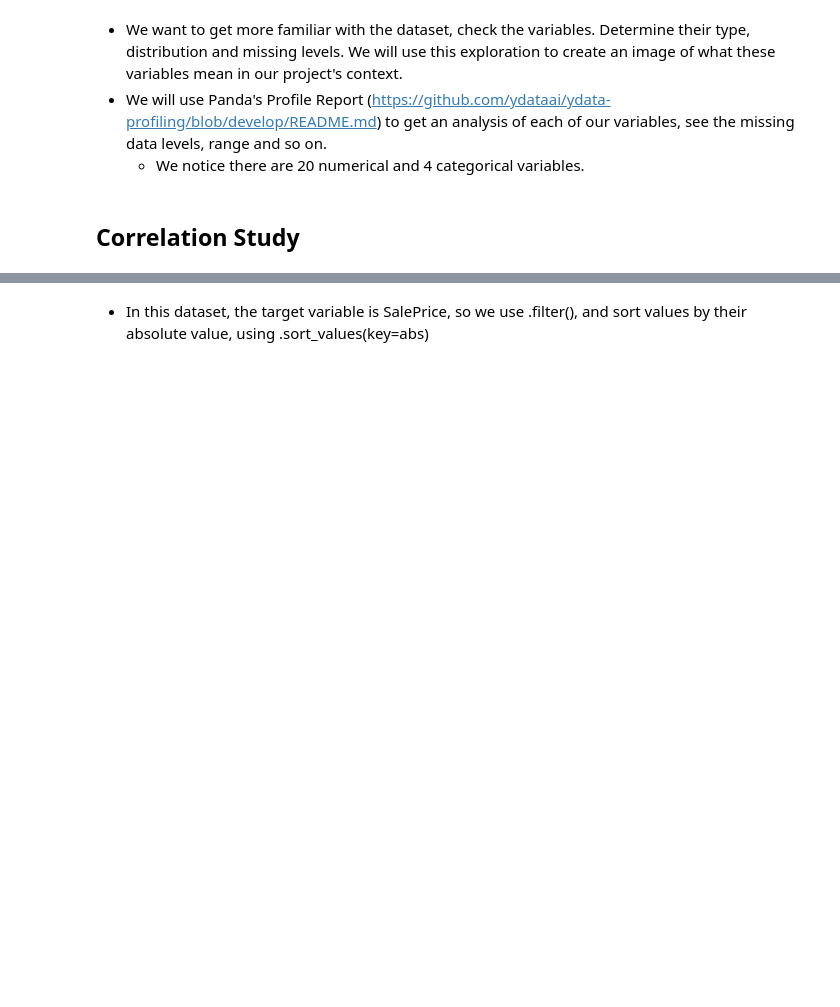
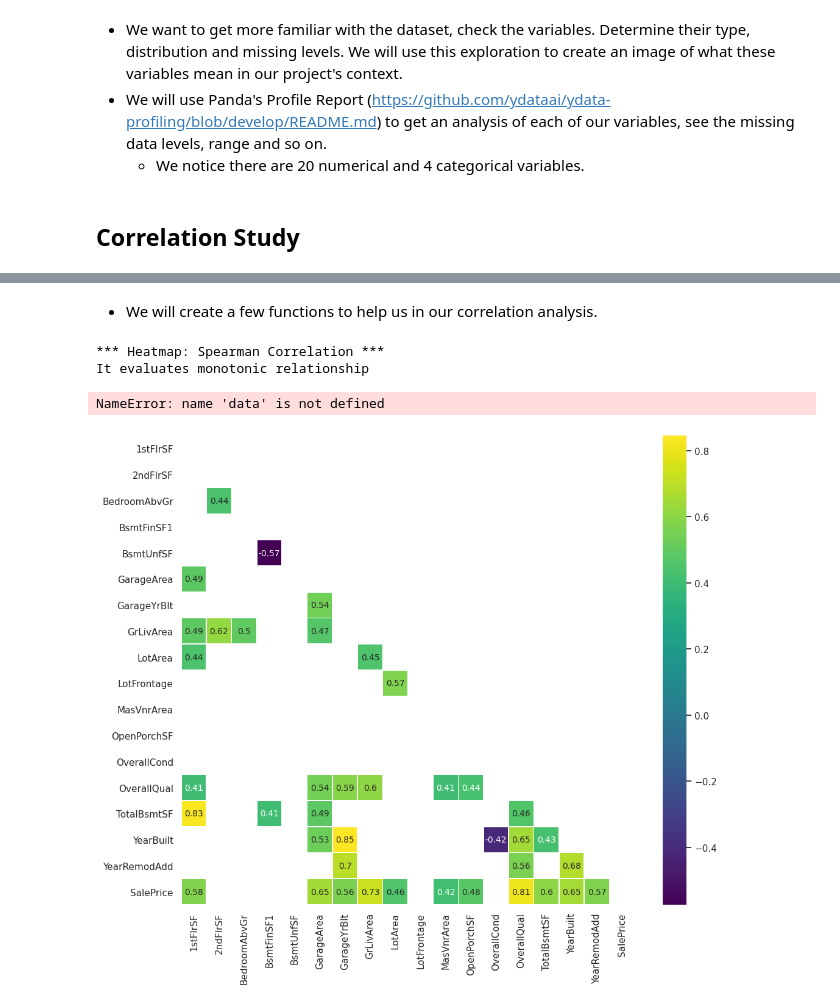
Before and after one commit to Corentin-Vidick/P5-heritage-housing-issues, a Jupyter notebook: jupyter_notebooks/03 - Sales Price Study Trial.ipynb, the cells around one changed output, grey strips where cells are left out. Drawn from its saved outputs; the diff is of its cells as text; code cells hidden in the pictures; blank space fills up the shorter version.

Commit message:
Feat: Sales price study notebook - correlation study

```diff
--- a/jupyter_notebooks/03 - Sales Price Study Trial.ipynb
+++ b/jupyter_notebooks/03 - Sales Price Study Trial.ipynb
@@ -57,5 +57,5 @@ current_dir
 * View the data in the df_prices variable
 # %%
 import pandas as pd
-df_prices = (pd.read_csv("outputs/datasets/collection/HousePricesData.csv"))
+df_prices = (pd.read_csv("outputs/datasets/cleaned/HousePricesCleaned.csv"))
 df_prices.head(5)
@@ -82,2 +98,2 @@ df_ohe.head(3)
-# %% [markdown]
-* In this dataset, the target variable is SalePrice, so we use .filter(), and sort values by their absolute value, using .sort_values(key=abs)
+# %% [markdown]
+* We will create a few functions to help us in our correlation analysis.
@@ -83,0 +148,12 @@ df_ohe.head(3)
+# %%
+df_corr_pearson, df_corr_spearman = calculate_correlation(df_prices)
+# %%
+display_correlation(df_corr_pearson = df_corr_pearson,
+                  df_corr_spearman = df_corr_spearman,
+                  CorrThreshold = 0.4,
+                  figsize=(20,12), annot_size=10)
+# %% [output]
+*** Heatmap: Spearman Correlation ***
+It evaluates monotonic relationship
+NameError: name 'data' is not defined
+[figure, added]
```
Also changed, not shown: parts of 12 cells of this notebook.
